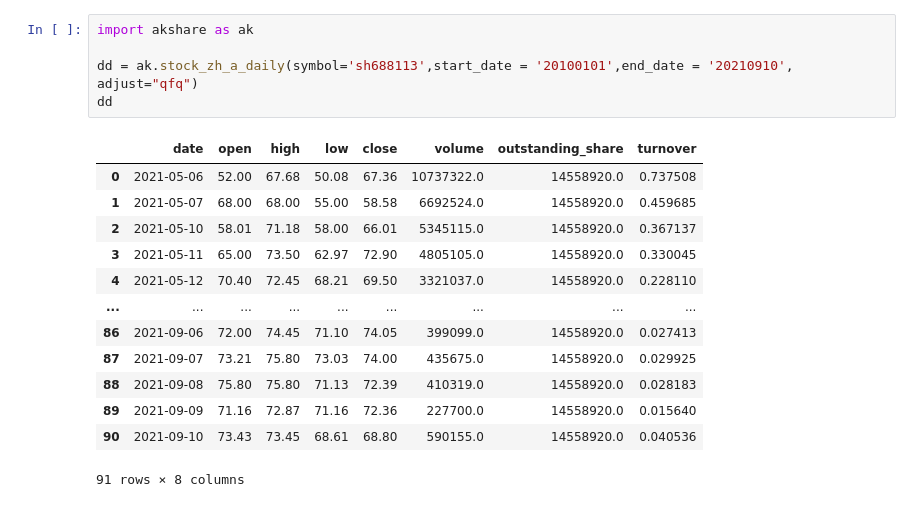
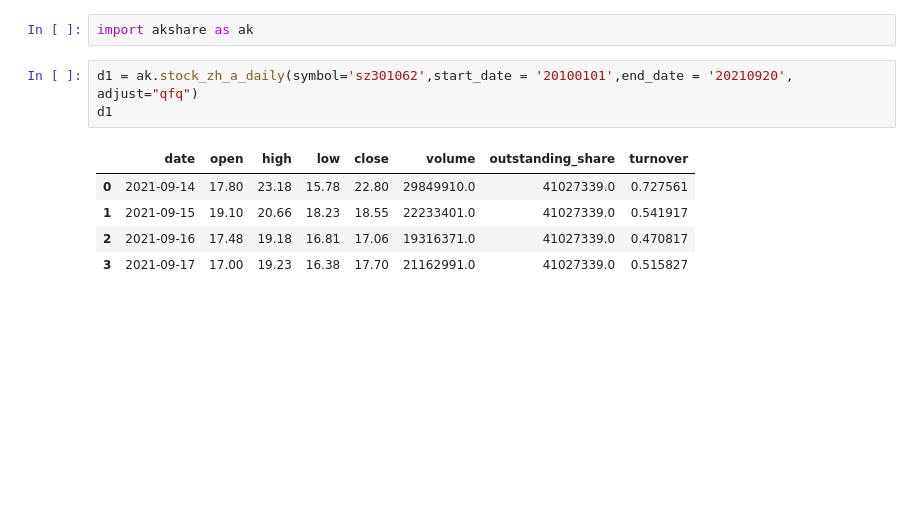
Before and after one commit to qadws007/ben, a Jupyter notebook: ak1.ipynb, the cells around one changed output. Saved outputs shown, nothing was run; the diff lists cells and outputs as text; blank space fills up the shorter version.

```diff
--- a/ak1.ipynb
+++ b/ak1.ipynb
@@ -1,19 +1,11 @@
+# %%
+import akshare as ak
 # %%
-import akshare as ak
-
-dd = ak.stock_zh_a_daily(symbol='sh688113',start_date = '20100101',end_date = '20210910', adjust="qfq")
-dd
+d1 = ak.stock_zh_a_daily(symbol='sz301062',start_date = '20100101',end_date = '20210920', adjust="qfq")
+d1
 # %% [output]
 |  | date | open | high | low | close | volume | outstanding_share | turnover |
-| 0 | 2021-05-06 | 52.00 | 67.68 | 50.08 | 67.36 | 10737322.0 | 14558920.0 | 0.737508 |
-| 1 | 2021-05-07 | 68.00 | 68.00 | 55.00 | 58.58 | 6692524.0 | 14558920.0 | 0.459685 |
-| 2 | 2021-05-10 | 58.01 | 71.18 | 58.00 | 66.01 | 5345115.0 | 14558920.0 | 0.367137 |
-| 3 | 2021-05-11 | 65.00 | 73.50 | 62.97 | 72.90 | 4805105.0 | 14558920.0 | 0.330045 |
-| 4 | 2021-05-12 | 70.40 | 72.45 | 68.21 | 69.50 | 3321037.0 | 14558920.0 | 0.228110 |
-| ... | ... | ... | ... | ... | ... | ... | ... | ... |
-| 86 | 2021-09-06 | 72.00 | 74.45 | 71.10 | 74.05 | 399099.0 | 14558920.0 | 0.027413 |
-| 87 | 2021-09-07 | 73.21 | 75.80 | 73.03 | 74.00 | 435675.0 | 14558920.0 | 0.029925 |
-| 88 | 2021-09-08 | 75.80 | 75.80 | 71.13 | 72.39 | 410319.0 | 14558920.0 | 0.028183 |
-| 89 | 2021-09-09 | 71.16 | 72.87 | 71.16 | 72.36 | 227700.0 | 14558920.0 | 0.015640 |
-| 90 | 2021-09-10 | 73.43 | 73.45 | 68.61 | 68.80 | 590155.0 | 14558920.0 | 0.040536 |
+| 0 | 2021-09-14 | 17.80 | 23.18 | 15.78 | 22.80 | 29849910.0 | 41027339.0 | 0.727561 |
+| 1 | 2021-09-15 | 19.10 | 20.66 | 18.23 | 18.55 | 22233401.0 | 41027339.0 | 0.541917 |
+| 2 | 2021-09-16 | 17.48 | 19.18 | 16.81 | 17.06 | 19316371.0 | 41027339.0 | 0.470817 |
+| 3 | 2021-09-17 | 17.00 | 19.23 | 16.38 | 17.70 | 21162991.0 | 41027339.0 | 0.515827 |
-91 rows × 8 columns
```
Also changed, not shown: parts of 2 cells of this notebook, 6 other files.
